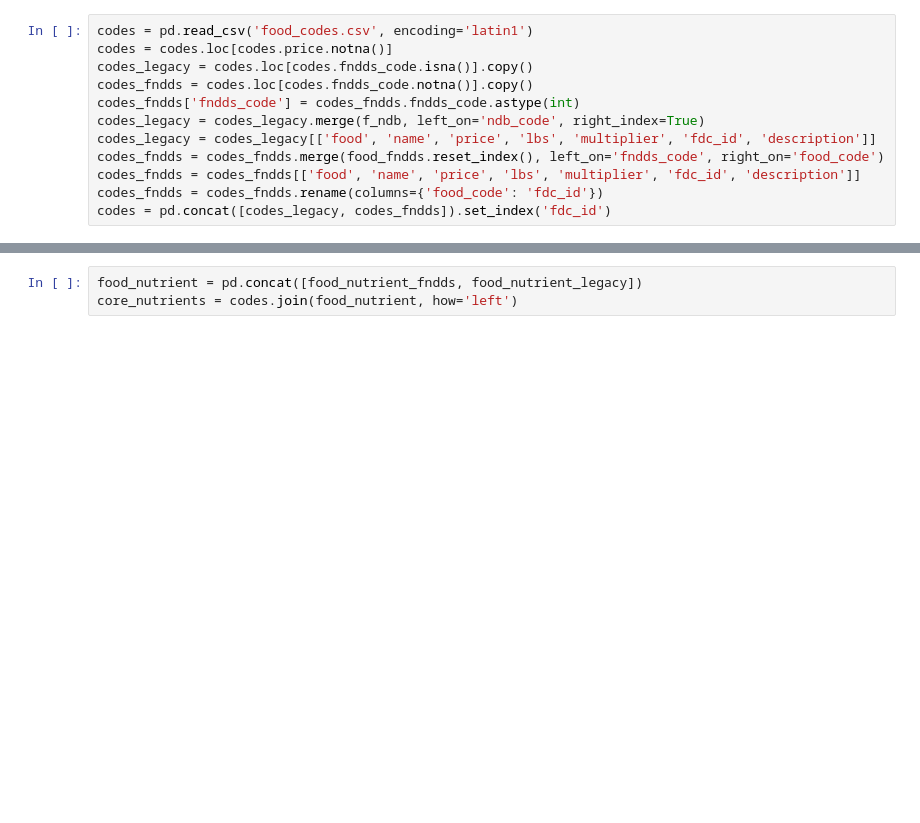
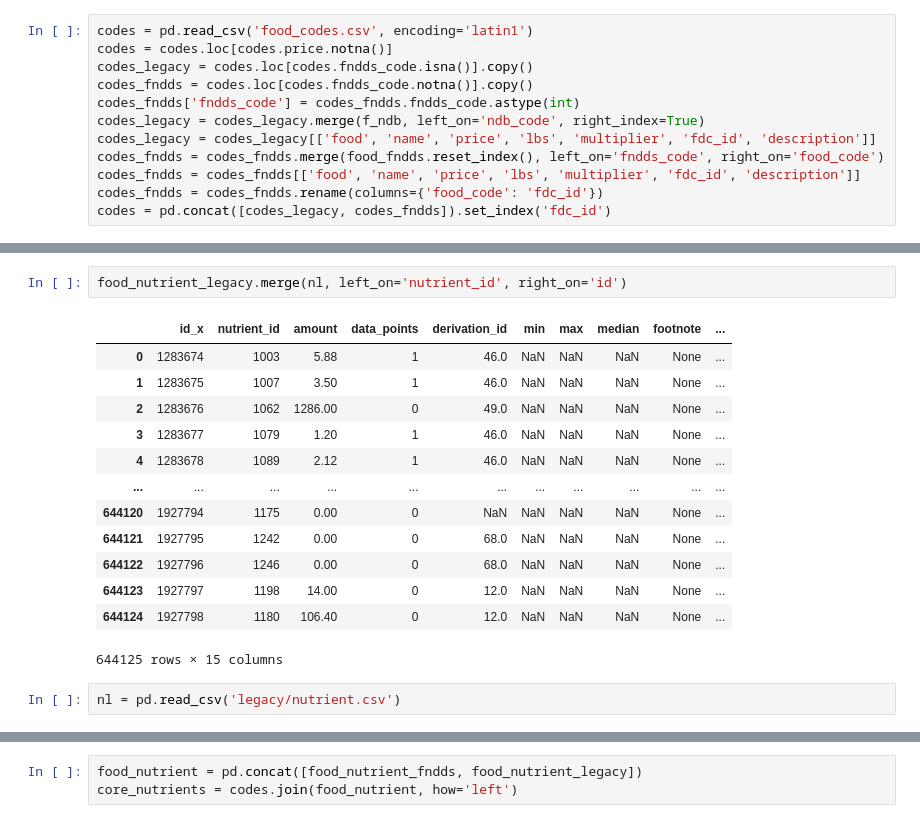
Before and after one commit to evanglas/food-analysis, a Jupyter notebook: f2.ipynb, the cells around one changed output, grey strips where cells are left out. Drawn from its saved outputs; the diff is of its cells as text; blank space fills up the shorter version.

```diff
--- a/f2.ipynb
+++ b/f2.ipynb
@@ -33,0 +132,18 @@ codes = pd.concat([codes_legacy, codes_fndds]).set_index('fdc_id')
+# %%
+food_nutrient_legacy.merge(nl, left_on='nutrient_id', right_on='id')
+# %% [output]
+|  | id_x | nutrient_id | amount | data_points | derivation_id | min | max | median | footnote | ... |
+| 0 | 1283674 | 1003 | 5.88 | 1 | 46.0 | NaN | NaN | NaN | None | ... |
+| 1 | 1283675 | 1007 | 3.50 | 1 | 46.0 | NaN | NaN | NaN | None | ... |
+| 2 | 1283676 | 1062 | 1286.00 | 0 | 49.0 | NaN | NaN | NaN | None | ... |
+| 3 | 1283677 | 1079 | 1.20 | 1 | 46.0 | NaN | NaN | NaN | None | ... |
+| 4 | 1283678 | 1089 | 2.12 | 1 | 46.0 | NaN | NaN | NaN | None | ... |
+| ... | ... | ... | ... | ... | ... | ... | ... | ... | ... | ... |
+| 644120 | 1927794 | 1175 | 0.00 | 0 | NaN | NaN | NaN | NaN | None | ... |
+| 644121 | 1927795 | 1242 | 0.00 | 0 | 68.0 | NaN | NaN | NaN | None | ... |
+| 644122 | 1927796 | 1246 | 0.00 | 0 | 68.0 | NaN | NaN | NaN | None | ... |
+| 644123 | 1927797 | 1198 | 14.00 | 0 | 12.0 | NaN | NaN | NaN | None | ... |
+| 644124 | 1927798 | 1180 | 106.40 | 0 | 12.0 | NaN | NaN | NaN | None | ... |
+644125 rows × 15 columns
+# %%
+nl = pd.read_csv('legacy/nutrient.csv')
```
Also changed, not shown: parts of 17 cells of this notebook, 9 other files.
